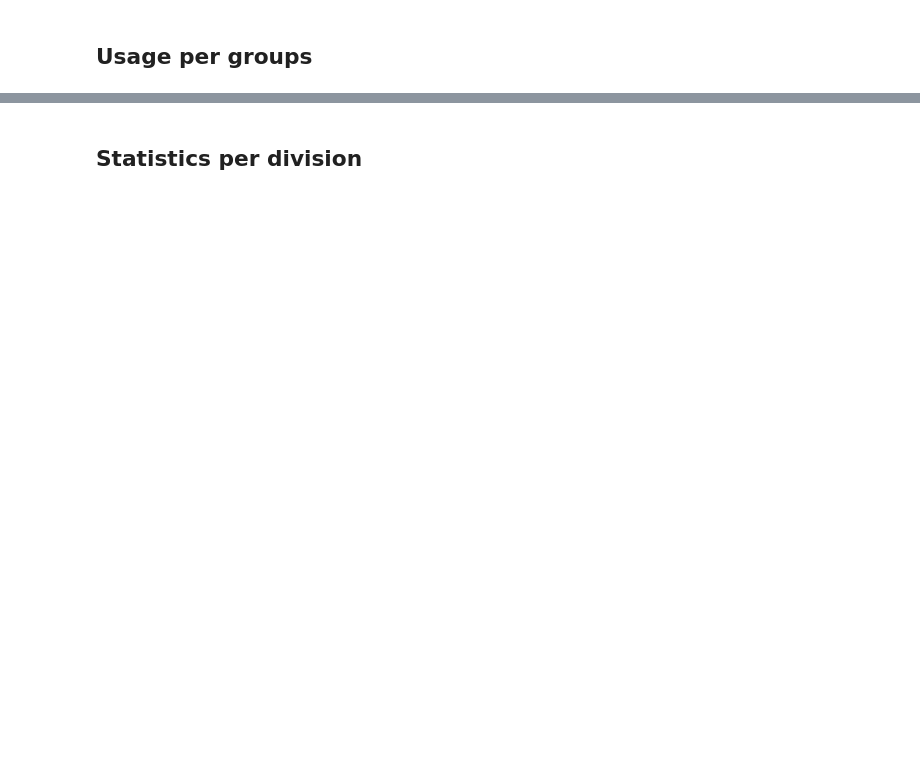
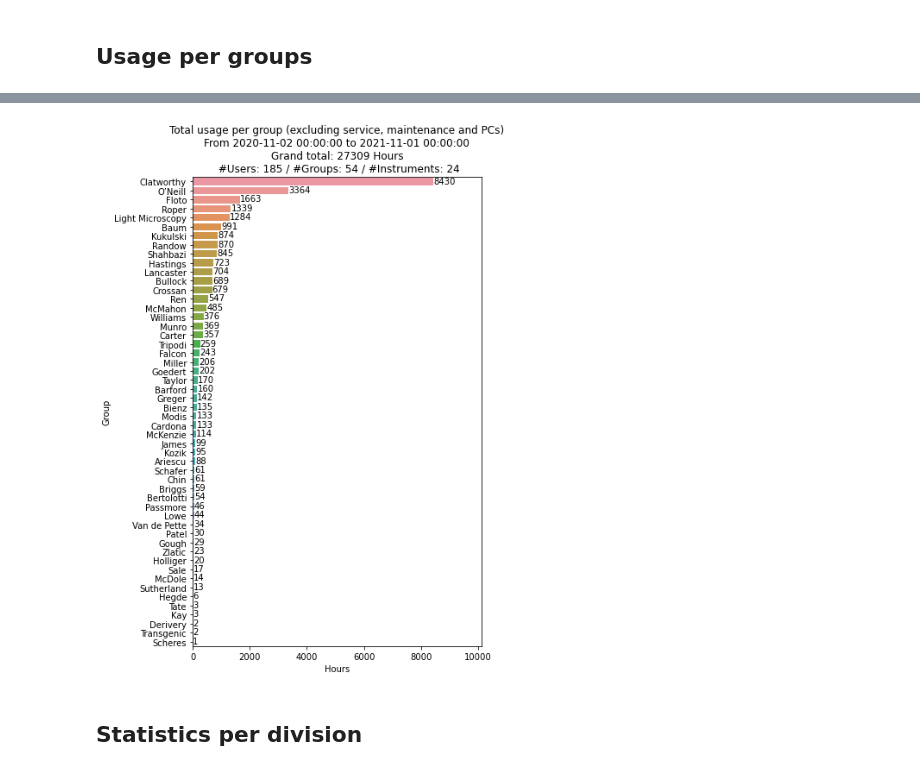
Before and after one commit to jboulanger/UsageStats, a Jupyter notebook: Usage Stats Analytics.ipynb, the cells around one changed output, grey strips where cells are left out. Cells and saved outputs as stored; diff of their text form; code cells hidden in the pictures; blank space fills up the shorter version.

```diff
--- a/Usage Stats Analytics.ipynb
+++ b/Usage Stats Analytics.ipynb
@@ -205,36 +328,15 @@ plt.savefig('usage-per-group-per-instrument.pdf')
 # %%
-def show_values_on_bars(axs, h_v="v", space=0.4, hspace=0.5):
-    """from https://stackoverflow.com/questions/43214978/seaborn-barplot-displaying-values"""
-    def _show_on_single_plot(ax):
-        if h_v == "v":
-            for p in ax.patches:
-                _x = p.get_x() + p.get_width() / 2
-                _y = p.get_y() + p.get_height()
-                value = int(p.get_height())
-                ax.text(_x, _y, value, ha="center")
-        elif h_v == "h":
-            for p in ax.patches:
-                _x = p.get_x() + p.get_width() + float(space)
-                _y = p.get_y() + p.get_height() - p.get_height() * hspace
-                value = int(p.get_width())
-                ax.text(_x, _y, value, ha="left")
-
-    if isinstance(axs, np.ndarray):
-        for idx, ax in np.ndenumerate(axs):
-            _show_on_single_plot(ax)
-    else:
-        _show_on_single_plot(axs)
-
 import numpy as np
-total_usage_hrs = bookings['Hours'].sum()
 df = bookings.groupby(['Group'],as_index=False).agg('sum')
 grp_order = np.flip(df['Hours'].to_numpy().argsort())
 f, ax = plt.subplots(figsize=(6, 10))
 sns.barplot(data=df,y='Group',x='Hours',order=df['Group'][grp_order])
 show_values_on_bars(ax,'h',hspace=0.25)
-plt.title(f'Total usage per group (excluding service, maintenance and PCs) \n Grand total: {total_usage_hrs:.0f} Hours ')
+plt.title(f'Total usage per group (excluding service, maintenance and PCs)'+info_str)
 plt.xlim([0, 1.2*df['Hours'].max()])
 plt.savefig('usage-per-group.pdf',pad_inches=1.2,bbox_inches='tight')
+# %% [output]
+[figure, added]
 # %% [markdown]
 ## Statistics per division
 # %%
```
Also changed, not shown: parts of 15 cells of this notebook.
